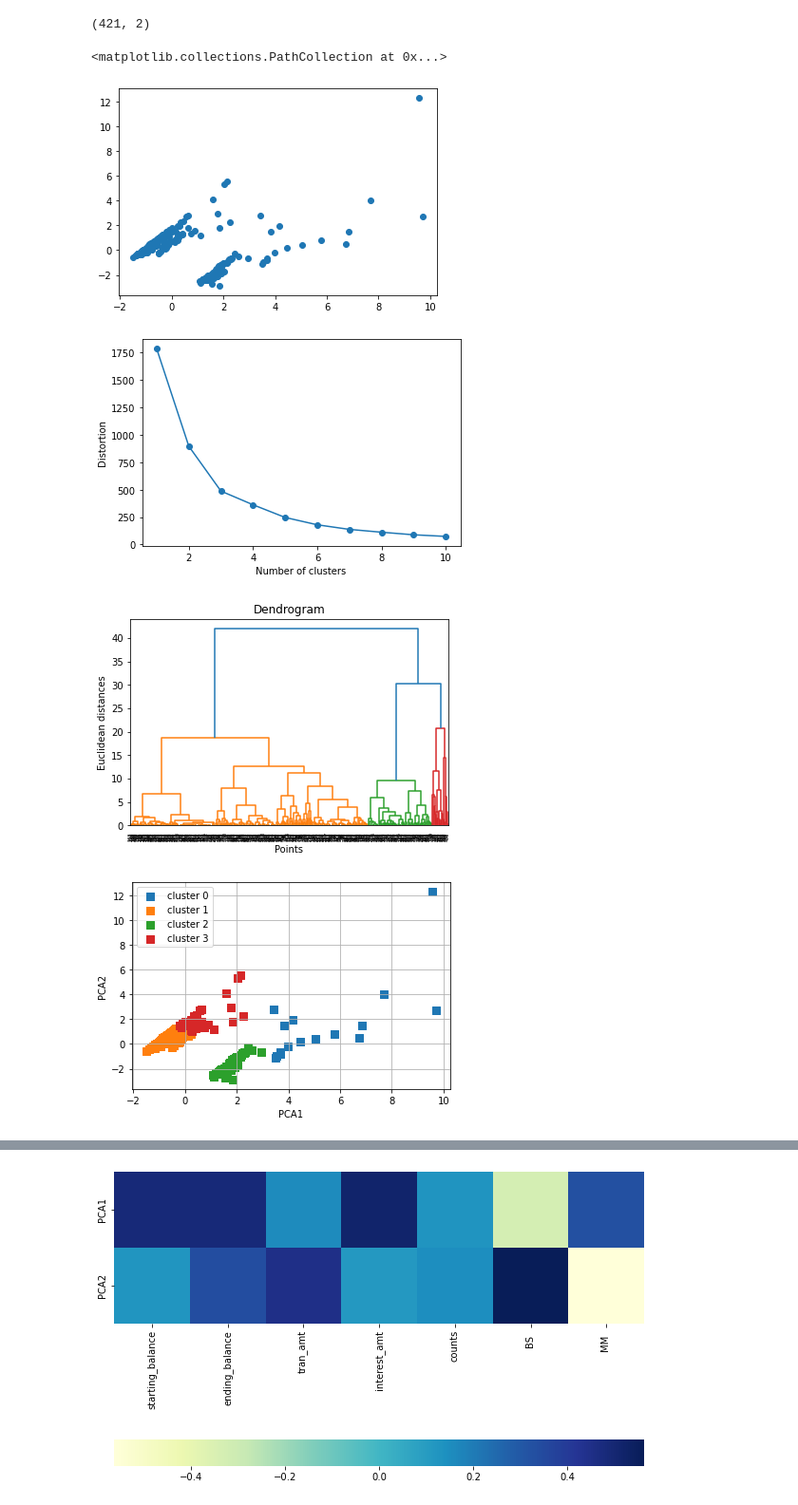
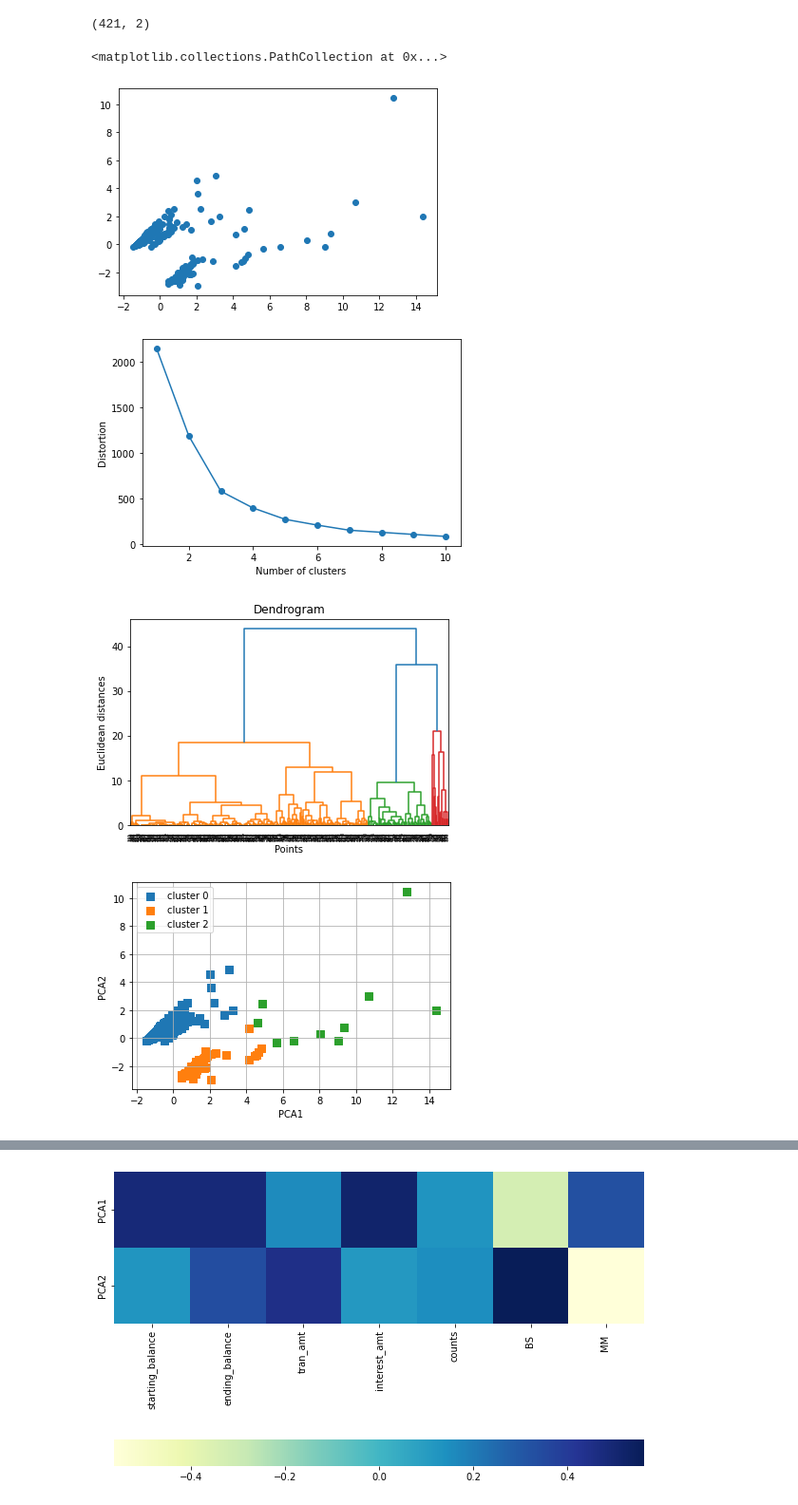
Before and after one commit to emre-bolcakan/miniproject-III, a Jupyter notebook: mini-project-III.ipynb, the cells around one changed output, grey strips where cells are left out. Shown at 95% size. Drawn from its saved outputs; the diff is of its cells as text; code cells hidden in the pictures.

```diff
--- a/mini-project-III.ipynb
+++ b/mini-project-III.ipynb
@@ -399,11 +386,11 @@ data2 = pd.merge(
 # %%
-# dummy = pd.get_dummies(data2['account_active'])
-# data2 = pd.merge(
-#     left=data2,
-#     right=dummy,
-#     left_index=True,
-#     right_index=True,
-# )
-# data2.drop(columns=['account_active'], inplace=True)
+dummy = pd.get_dummies(data2['account_active'])
+data2 = pd.merge(
+    left=data2,
+    right=dummy,
+    left_index=True,
+    right_index=True,
+)
+data2.drop(columns=['account_active'], inplace=True)
 # %% [markdown]
 Or Drop
@@ -439,11 +424,11 @@ pca.shape
 plt.scatter(pca[:, 0], pca[:, 1])
 # %% [output]
 <matplotlib.collections.PathCollection at 0x...>
-[figure, old version]
+[figure, new version]
 # %%
 plot_distortion(pca)
 # %% [output]
-[figure, old version]
+[figure, new version]
 # %%
 km = KMeans(n_clusters=3, # how many clusters we expected
             n_init=10, # how many initial runs
@@ -458,16 +443,16 @@ y_db = db.fit_predict(pca[:,0:2])
 # aglomerative clustering
 plot_dendrogram(x)
 # %% [output]
-[figure, old version]
+[figure, new version]
 # %%
 ac = AgglomerativeClustering(affinity='euclidean',
                              linkage='ward',
                              n_clusters = 4)
 y_hc = ac.fit_predict(pca[:,0:2])
 # %%
-plot_clusters(pca[:,0:2], y_hc, 'PCA1', 'PCA2', plt_cluster_centers = False)
+plot_clusters(pca[:,0:2], y_res, 'PCA1', 'PCA2', plt_cluster_centers = False)
 # %% [output]
-[figure, old version]
+[figure, new version]
 # %%
 myplot(pca[:,0:2],np.transpose(pcamodel.components_[0:2, :]),list(x.columns))
 # %% [output]
```
Also changed, not shown: parts of 7 cells of this notebook.
